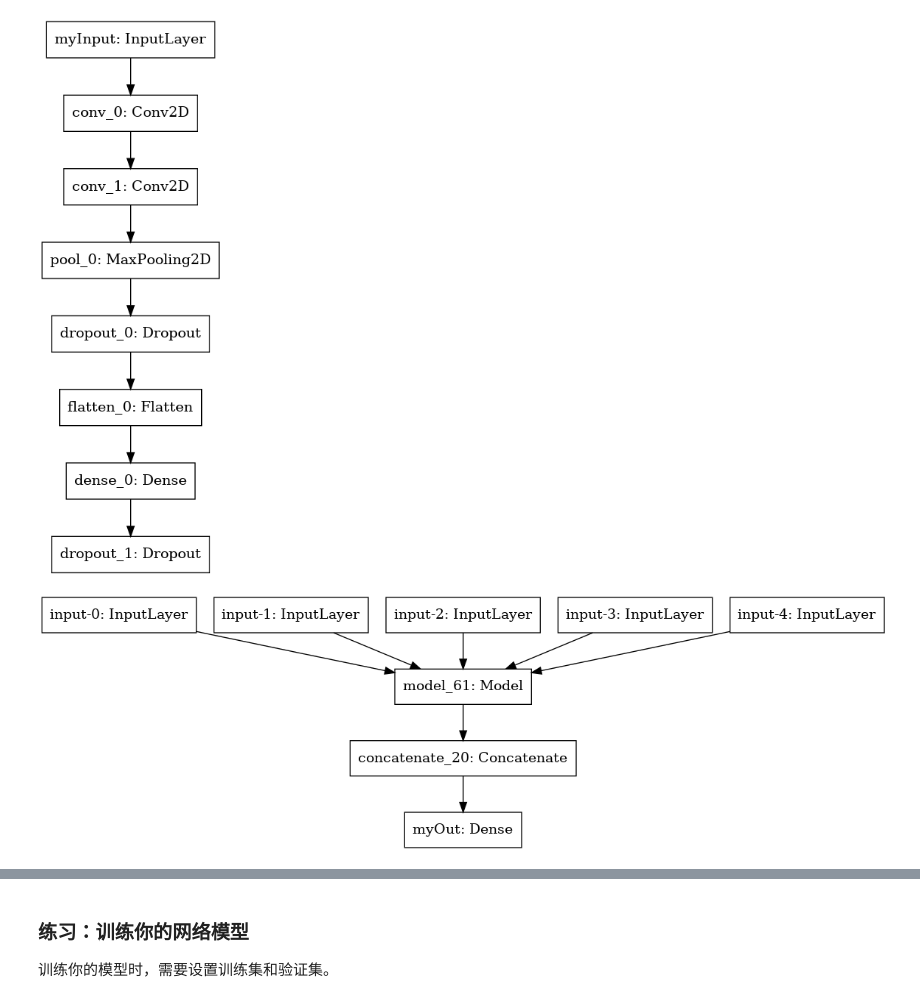
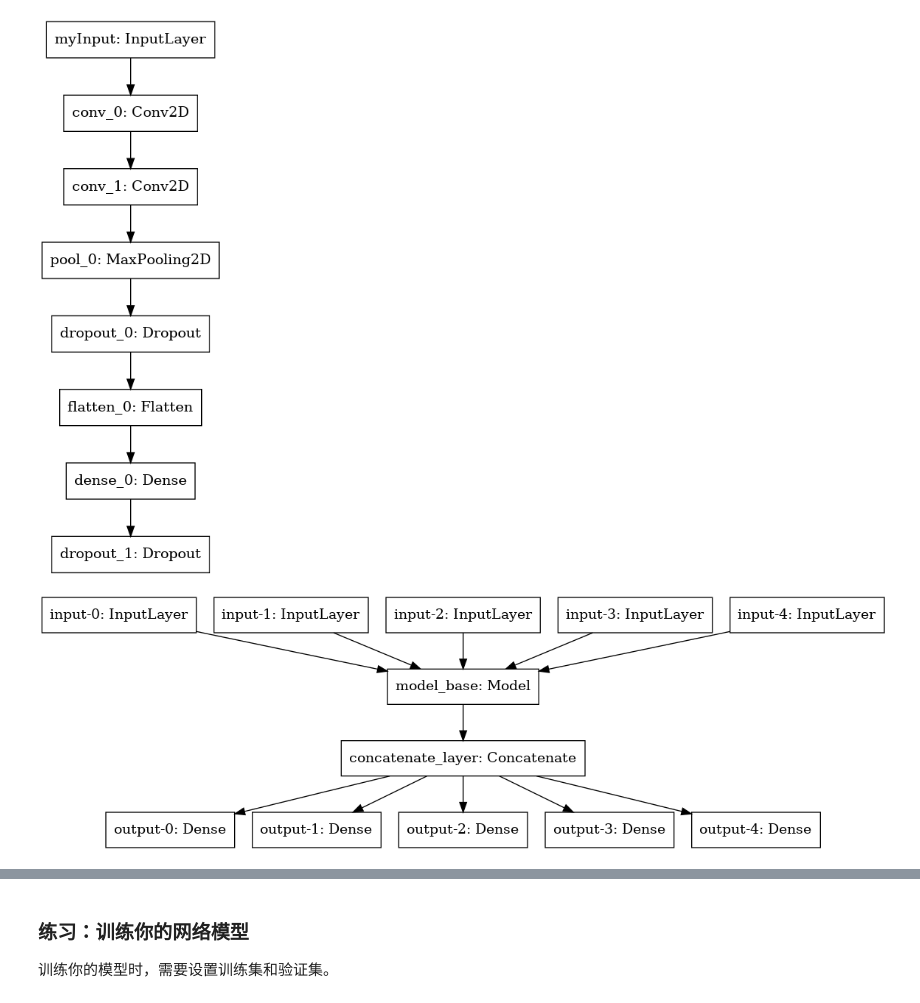
Before and after one commit to fengdasuk19/Uda-MLND-DigitRecognition, a Jupyter notebook: digit_recognition.ipynb, the cells around one changed output, grey strips where cells are left out. Cells and saved outputs as stored; diff of their text form; code cells hidden in the pictures.

Commit message:
finish model design

```diff
--- a/digit_recognition.ipynb
+++ b/digit_recognition.ipynb
@@ -52,7 +54,8 @@ for i in range(15):
 # %%
+%%time
+
 import numpy as np
 from sklearn.model_selection import train_test_split
-from __future__ import print_function # added by myself
 
 n_class, n_len, width, height = 11, 5, 28, 28
 
@@ -64,14 +67,22 @@ def generate_dataset(X, y):
     # TODO: 随机取1~5个数字，并拼接成新的图片
     for i_sample in range(X_len):
         ind_pics = np.random.choice(range(X_len), size=np.random.choice(range(1, n_len+1)))
+
         concat_x = np.concatenate([X[ii] for ii in ind_pics], axis=1)
         concat_x = concat_x.reshape((concat_x.shape[0], concat_x.shape[1], 1))
         if len(ind_pics) < n_len:
             zerosMat = np.zeros((height, width*(n_len-len(ind_pics)), 1), dtype=np.uint8)
             concat_x = np.concatenate((concat_x, zerosMat), axis=1)
         X_gen[i_sample] += concat_x
+
+        # process image with true number
         for ind,ind_pic in enumerate(ind_pics):
             y_gen[ind][i_sample, y[ind_pic]] = 1
+
+        # process image without any number
+        for ind in range(n_len):
+            if (0 == np.count_nonzero(X_gen[i_sample][:,(width*ind):(width*(ind+1))])):
+                y_gen[ind][i_sample, -1] = 1
         print("{} ok".format(i_sample),end='\r')
     print('Finish this round.')
 
@@ -203,18 +218,3 @@ _你是如何合成数据集的？，为什么要分训练集，验证集和测
 - 你还可以在深度神经网络中使用循环网络来替换其中的分类层，并且将数字序列里的数字一个一个地输出。
 
 在使用 Keras 搭建模型的时候，你可以使用 [函数式模型 API](http://keras-cn.readthedocs.io/en/latest/models/model/) 的方式来搭建多输出模型。
-# %%
-for i in range(15):
-    plt.subplot(5, 3, i+1)
-    index = random.randint(0, n_test-1)
-    title = ''
-    for j in range(n_len):
-        real_num = np.argmax(y_test[j][index])
-        if (0 == real_num) and (0 ==np.count_nonzero(X_test[index][:,(width*j):(width*(j+1))])):
-            real_num = -1
-
-        title += str(real_num) + ','
-
-    plt.title(title)
-    plt.imshow(X_test[index][:,:,0], cmap='gray')
-    plt.axis('off')
@@ -247,7 +245,7 @@ myDenses_0 = Dense(128, activation='relu',
 myDrops_1 = Dropout(rate=.5,
                      name='dropout_1')(myDenses_0)
 
-model_base = Model(inputs=myInput, outputs=myDrops_1)
+model_base = Model(inputs=myInput, outputs=myDrops_1, name='model_base')
 
 ### seq model using base model
 
@@ -262,10 +260,11 @@ for i in range(n_len):
 
 # inputs = [Input(shape=(height, width, 1), name='input-{}'.format(i)) for i in range(n_len)]
 
-outputs = [model_base(inp) for inp in inputs]
-concatenated = concatenate(outputs)
+inters = [model_base(inp) for inp in inputs]
+concatenated = concatenate(inters, name='concatenate_layer')
 
-myOut = Dense(n_class, activation='softmax',
-                    name='myOut')(concatenated)
+outputs = [Dense(n_class, activation='softmax',
+                    name='output-{}'.format(i))(concatenated)
+          for i in range(n_len)]
 
-model_seq = Model(inputs, myOut)
+model = Model(inputs, outputs, name='model')
@@ -358,10 +315,10 @@ Image(filename=modelImageFile)
 # %%
 from keras.utils.vis_utils import plot_model, model_to_dot
 from IPython.display import Image, SVG
 
 # TODO: 可视化你的模型
-modelImageFile = 'model_seq.png'
-plot_model(model=model_seq, to_file=modelImageFile)
+modelImageFile = 'model.png'
+plot_model(model=model, to_file=modelImageFile)
 Image(filename=modelImageFile)
 # %% [output]
-[figure, old version]
+[figure, new version]
```
Also changed, not shown: parts of 11 cells of this notebook, 2 other files.
